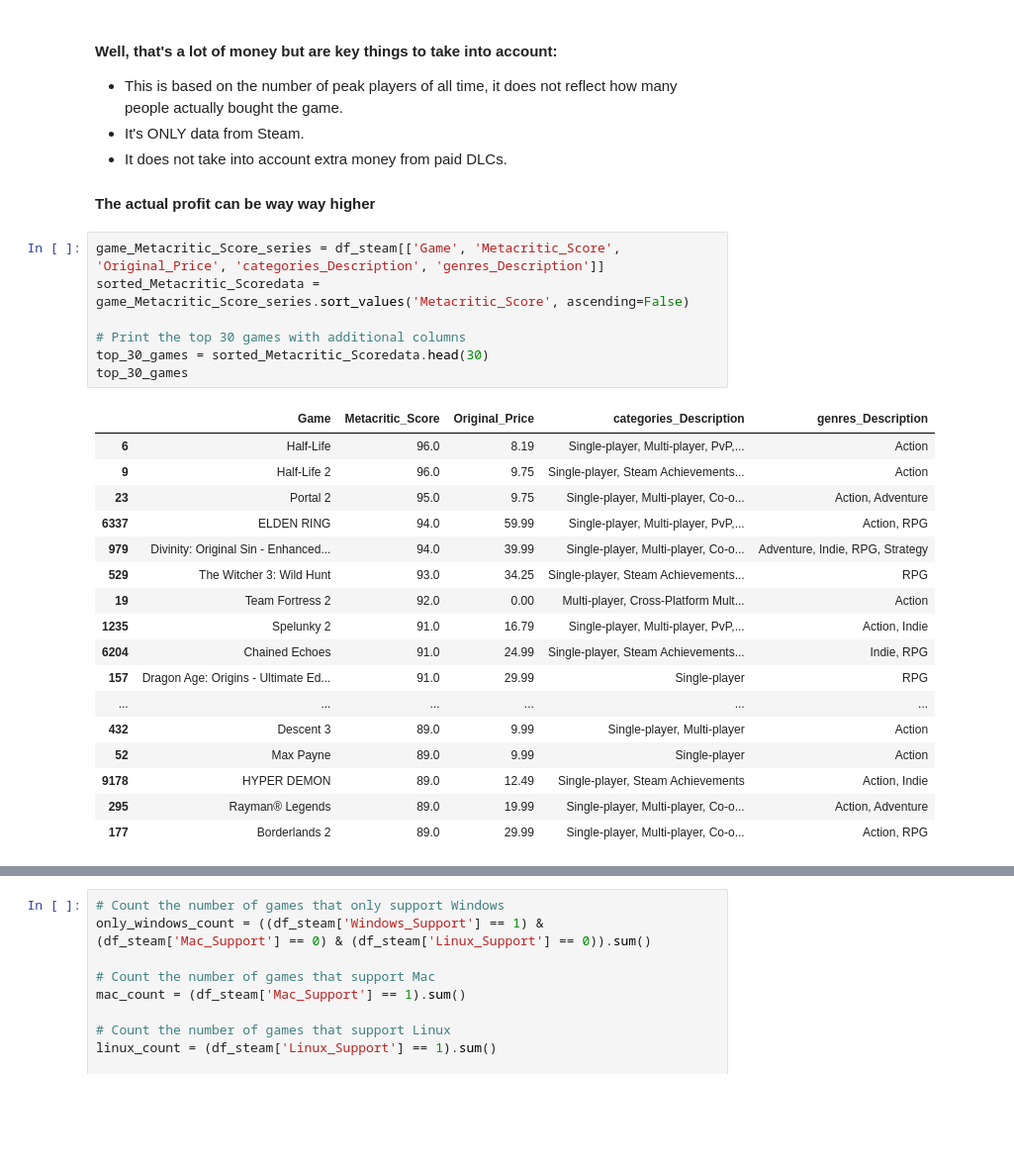
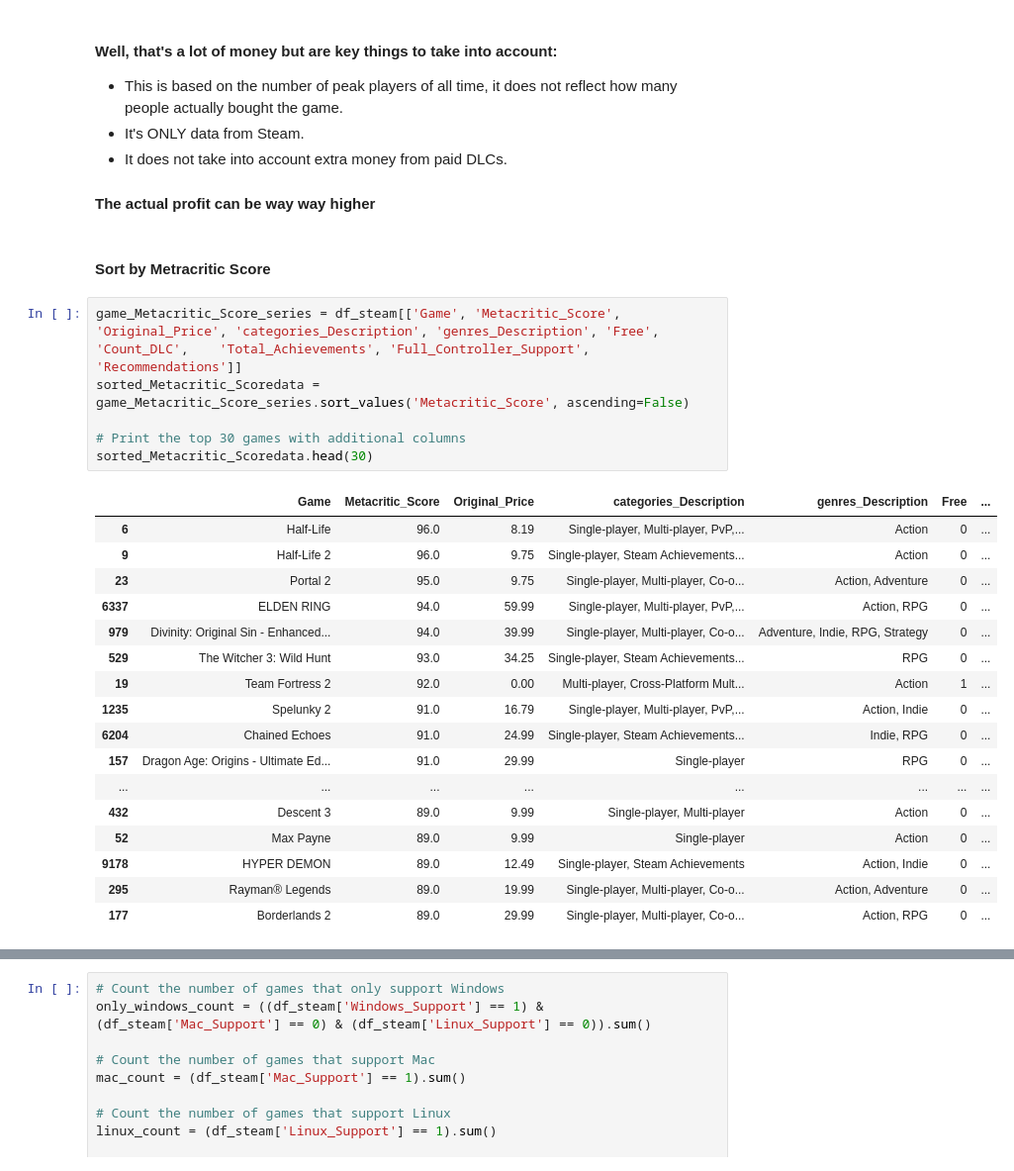
Before and after one commit to marxio09dio/Steam-Games, a Jupyter notebook: 04_data_exploration.ipynb, the cells around one changed output, grey strips where cells are left out. Shown: that part at 99% size. Cells and saved outputs as stored; diff of their text form; blank space fills up the shorter version.

```diff
--- a/04_data_exploration.ipynb
+++ b/04_data_exploration.ipynb
@@ -124,29 +128,30 @@ top_30_games[['Game', 'Profit', 'Original_Price', 'categories_Description', 'gen
 - It does not take into account extra money from paid DLCs.
 
 #### The actual profit can be way way higher
+# %% [markdown]
+#### Sort by Metracritic Score
 # %%
-game_Metacritic_Score_series = df_steam[['Game', 'Metacritic_Score', 'Original_Price', 'categories_Description', 'genres_Description']]
+game_Metacritic_Score_series = df_steam[['Game', 'Metacritic_Score', 'Original_Price', 'categories_Description', 'genres_Description', 'Free', 'Count_DLC',	'Total_Achievements', 'Full_Controller_Support', 'Recommendations']]
 sorted_Metacritic_Scoredata = game_Metacritic_Score_series.sort_values('Metacritic_Score', ascending=False)
 
 # Print the top 30 games with additional columns
-top_30_games = sorted_Metacritic_Scoredata.head(30)
-top_30_games
+sorted_Metacritic_Scoredata.head(30)
 # %% [output]
-|  | Game | Metacritic_Score | Original_Price | categories_Description | genres_Description |
-| 6 | Half-Life | 96.0 | 8.19 | Single-player, Multi-player, PvP,... | Action |
-| 9 | Half-Life 2 | 96.0 | 9.75 | Single-player, Steam Achievements... | Action |
-| 23 | Portal 2 | 95.0 | 9.75 | Single-player, Multi-player, Co-o... | Action, Adventure |
-| 6337 | ELDEN RING | 94.0 | 59.99 | Single-player, Multi-player, PvP,... | Action, RPG |
-| 979 | Divinity: Original Sin - Enhanced... | 94.0 | 39.99 | Single-player, Multi-player, Co-o... | Adventure, Indie, RPG, Strategy |
-| 529 | The Witcher 3: Wild Hunt | 93.0 | 34.25 | Single-player, Steam Achievements... | RPG |
-| 19 | Team Fortress 2 | 92.0 | 0.00 | Multi-player, Cross-Platform Mult... | Action |
-| 1235 | Spelunky 2 | 91.0 | 16.79 | Single-player, Multi-player, PvP,... | Action, Indie |
-| 6204 | Chained Echoes | 91.0 | 24.99 | Single-player, Steam Achievements... | Indie, RPG |
-| 157 | Dragon Age: Origins - Ultimate Ed... | 91.0 | 29.99 | Single-player | RPG |
-| ... | ... | ... | ... | ... | ... |
-| 432 | Descent 3 | 89.0 | 9.99 | Single-player, Multi-player | Action |
-| 52 | Max Payne | 89.0 | 9.99 | Single-player | Action |
-| 9178 | HYPER DEMON | 89.0 | 12.49 | Single-player, Steam Achievements | Action, Indie |
-| 295 | Rayman® Legends | 89.0 | 19.99 | Single-player, Multi-player, Co-o... | Action, Adventure |
-| 177 | Borderlands 2 | 89.0 | 29.99 | Single-player, Multi-player, Co-o... | Action, RPG |
+|  | Game | Metacritic_Score | Original_Price | categories_Description | genres_Description | Free | ... |
+| 6 | Half-Life | 96.0 | 8.19 | Single-player, Multi-player, PvP,... | Action | 0 | ... |
+| 9 | Half-Life 2 | 96.0 | 9.75 | Single-player, Steam Achievements... | Action | 0 | ... |
+| 23 | Portal 2 | 95.0 | 9.75 | Single-player, Multi-player, Co-o... | Action, Adventure | 0 | ... |
+| 6337 | ELDEN RING | 94.0 | 59.99 | Single-player, Multi-player, PvP,... | Action, RPG | 0 | ... |
+| 979 | Divinity: Original Sin - Enhanced... | 94.0 | 39.99 | Single-player, Multi-player, Co-o... | Adventure, Indie, RPG, Strategy | 0 | ... |
+| 529 | The Witcher 3: Wild Hunt | 93.0 | 34.25 | Single-player, Steam Achievements... | RPG | 0 | ... |
+| 19 | Team Fortress 2 | 92.0 | 0.00 | Multi-player, Cross-Platform Mult... | Action | 1 | ... |
+| 1235 | Spelunky 2 | 91.0 | 16.79 | Single-player, Multi-player, PvP,... | Action, Indie | 0 | ... |
+| 6204 | Chained Echoes | 91.0 | 24.99 | Single-player, Steam Achievements... | Indie, RPG | 0 | ... |
+| 157 | Dragon Age: Origins - Ultimate Ed... | 91.0 | 29.99 | Single-player | RPG | 0 | ... |
+| ... | ... | ... | ... | ... | ... | ... | ... |
+| 432 | Descent 3 | 89.0 | 9.99 | Single-player, Multi-player | Action | 0 | ... |
+| 52 | Max Payne | 89.0 | 9.99 | Single-player | Action | 0 | ... |
+| 9178 | HYPER DEMON | 89.0 | 12.49 | Single-player, Steam Achievements | Action, Indie | 0 | ... |
+| 295 | Rayman® Legends | 89.0 | 19.99 | Single-player, Multi-player, Co-o... | Action, Adventure | 0 | ... |
+| 177 | Borderlands 2 | 89.0 | 29.99 | Single-player, Multi-player, Co-o... | Action, RPG | 0 | ... |
 # %%
```
Also changed, not shown: parts of 10 cells of this notebook.
